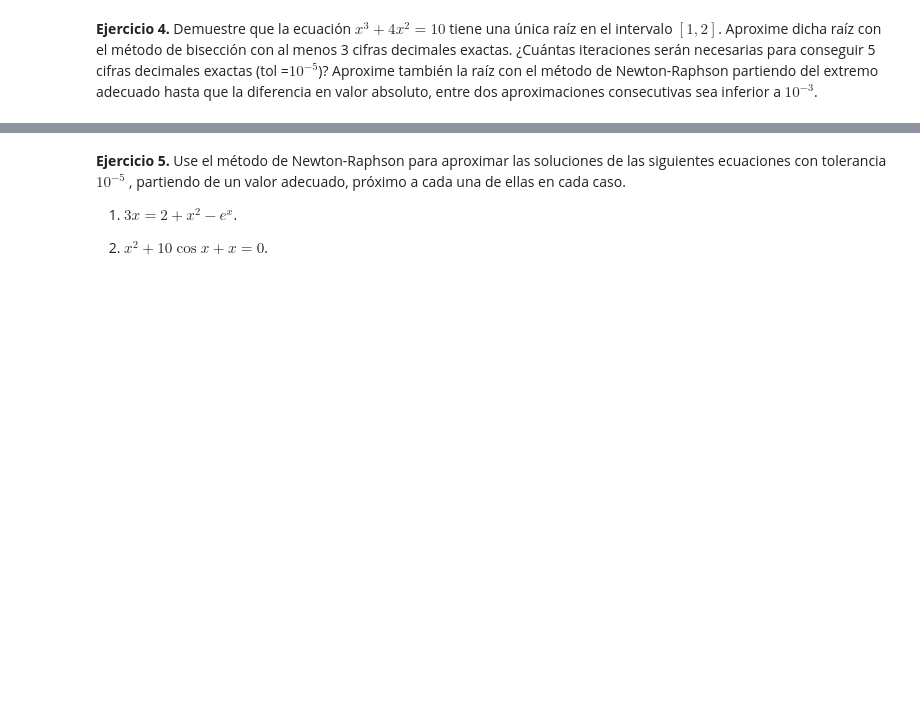
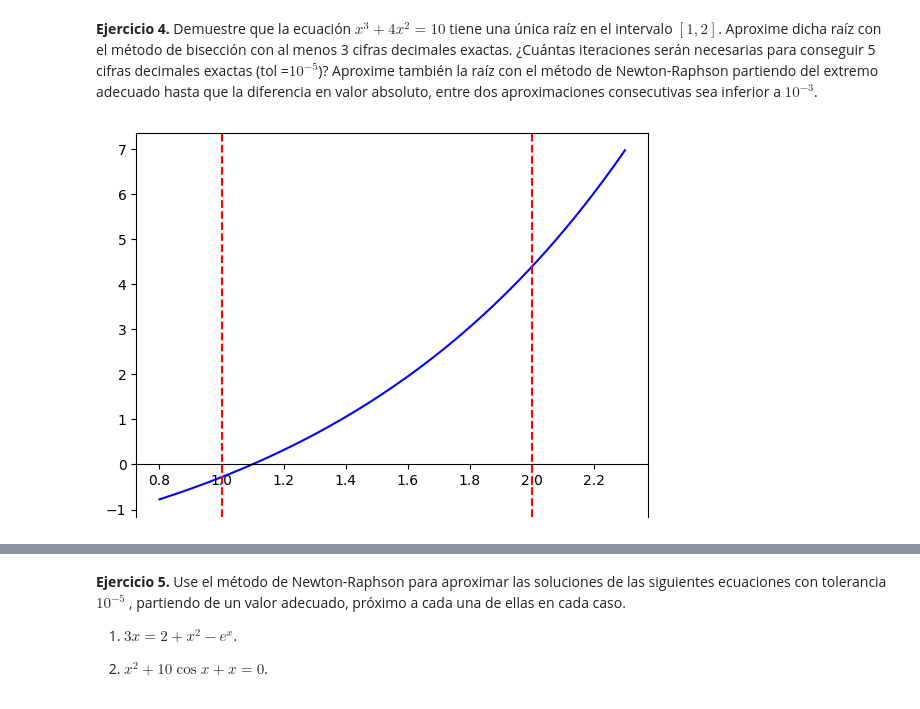
Before and after one commit to Pablolinari/UGR, a Jupyter notebook: 2/MN/P1_solucion.ipynb, the cells around one changed output, grey strips where cells are left out. Drawn from its saved outputs; the diff is of its cells as text; code cells hidden in the pictures; blank space fills up the shorter version.

```diff
--- a/2/MN/P1_solucion.ipynb
+++ b/2/MN/P1_solucion.ipynb
@@ -2,23 +2,15 @@
 import numpy as np
 import matplotlib.pyplot as plt
 from numpy import sign
-from resolucionecuaciones import *
 from decimal import *
+import sympy as sp
 
 #Defino precision por defecto
 
-getcontext().prec=30
-
-
-#funcion para pasar un numero a formato Decimal
-
-def todecimal(x):
-    if isinstance(x, Decimal):
-        return x
-    else:
-        return Decimal(str(x))
+default_prec= getcontext().prec
 
 # tolerancia , precision e iteraciones por defecto
-tol =10**(-1)
-prec=10**(-20)
+tol =10**(-16)
+prec=10**(-16)
 nmax=100
+default_prec
@@ -215,14 +201,72 @@ Se llegó al número máximo de iteraciones
 # %% [markdown]
 **Ejercicio 4.** Demuestre que la ecuación  $x^3+4 x^2=10  $  tiene una única raíz en el intervalo $[1,2]$.  Aproxime dicha raíz con el método de bisección con al menos 3 cifras decimales exactas. ¿Cuántas iteraciones serán necesarias para conseguir 5 cifras decimales exactas (tol =$10^{-5}$)?  Aproxime también la raíz con el método de Newton-Raphson partiendo del extremo adecuado hasta que la diferencia en valor absoluto, entre dos aproximaciones consecutivas sea  inferior a  $10^{-3}$.
 # %%
-def f(x):
-    return x**3 +4*x**2 -10
+def f1(x):
+    return x**3 +4*(x**2) -10
+def df1(x):
+    return 3*(x**2) +4*(x**2) -10
 
+def biseccion(f, a, b, nmax=nmax, prec=prec, tol=tol):
 
-x=np.linspace(1,2,100)
-y=f(x)
-fig=plt.figure()
-ax=fig.add_axes([0.1,0.1,0.8,0.8])
+    niter = 0
+    cont = True
+    exit = ''
+    while niter < nmax and cont:
+        niter += 1
+        c = (a + b) / 2
+        if abs(f(c)) < prec:
+            exit = 'precision'
+            cont = False
+        elif sign(f(a)) != sign(f(c)):
+            b = c
+        else:
+            a = c
+
+        if abs(b - a) < tol:
+            exit = 'tolerancia'
+            cont = False
+
+    if exit == 'precision':
+        print(f'Posiblemente solución exacta: {c}')
+    elif exit == 'tolerancia':
+        print(f'Aproximación solicitada: {c}')
+    else:
+        print('Se llegó al número máximo de iteraciones')
+    return c, niter, exit
+
+x = np.linspace(0.8, 2.3, 150)
+y = f(x)
+
+fig = plt.figure()
+ax = fig.add_axes([0.1, 0.1, 0.8, 0.8])
 ax.spines['bottom'].set_position('zero')
-ax.plot(x,y,'b')
+ax.plot(x, y, 'b')
+
+ax.axvline(x=1, color='r', linestyle='--')
+ax.axvline(x=2, color='r', linestyle='--')
+plt.show()
+
+## Vemos que en el intervalo [1,2] marcado por las lineas rojas la funcion corta una sola vez a la recta x=0 por tanto solo tiene una raiz en ese intervalo
+## De forma teorica podriamos ver que f(1)*f(2)<0 y f es continua por tanto por el teorema  de bolzano hay una raiz en [1,2] y como es f estrictamente creciente seria unica
+## Por tanto podemos confiar en la grafica y ver que hay una unica raiz en este intervalo
+
+x0=Decimal(1)
+x1=Decimal(2)
+#Pongo la precision por defecto
+
+getcontext().prec=default_prec
+print(f"Precision: {getcontext().prec}")
+raiz ,iter ,salida =biseccion(f,x0,x1,nmax=1000, prec=1e-25, tol=1e-3)
+print(f"Raiz : {raiz}")
+print(f"Numero de iteraciones : {iter}")
+raiz ,iter ,salida =biseccion(f,x0,x1,nmax=1000, prec=1e-25, tol=1e-5)
+print(f"Raiz : {raiz}")
+print(f"Numero de iteraciones : {iter}")
+print(f"Numero de iteraciones para 5 cifras exactas : {iter}")
+#
+print(f"Precision: {getcontext().prec}")
+raiz ,iter ,salida,sucesion =NewtonRaphson(f,df,x0,nmax=1000, prec=1e-25, tol=1e-3)
+print(f"Raiz : {raiz}")
+print(f"Numero de iteraciones : {iter}")
 # %% [output]
+[figure, new version]
```
Also changed, not shown: parts of 11 cells of this notebook, 2 other files.
